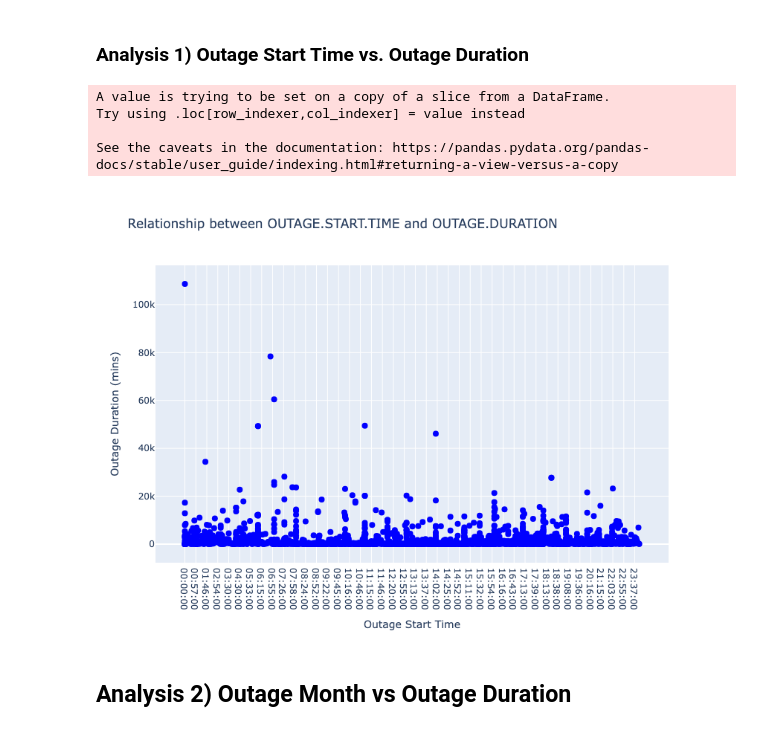
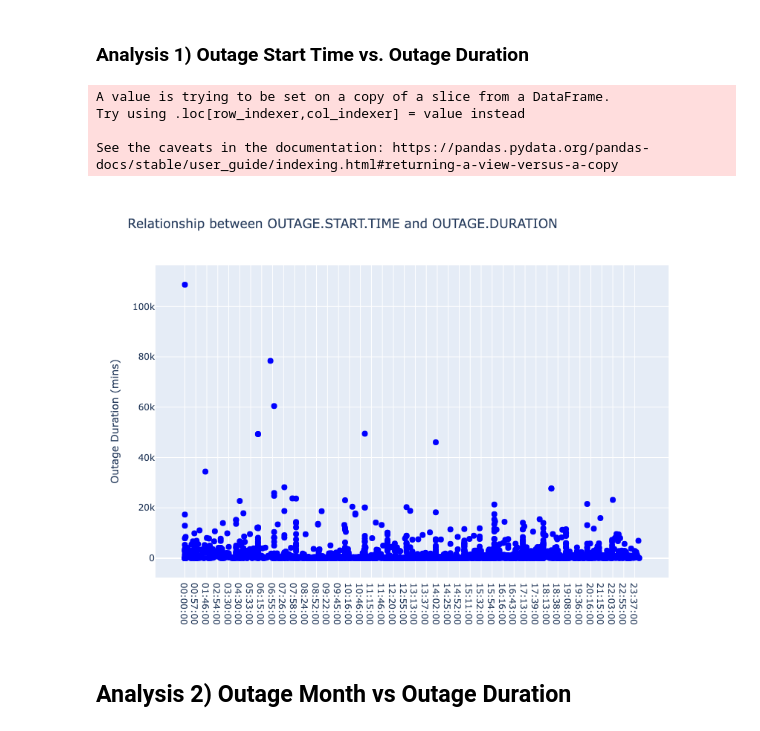
Before and after one commit to djlisbonne/power_outage_analysis, a Jupyter notebook: portfolio.ipynb, the cells around one changed output. Saved outputs shown, nothing was run; the diff lists cells and outputs as text; code cells hidden in the pictures.

```diff
--- a/portfolio.ipynb
+++ b/portfolio.ipynb
@@ -143,37 +131,22 @@ outage_start_time;
 # %%
 df_extracted = df_interest[['OUTAGE.START.TIME', 'OUTAGE.DURATION']]
 df_extracted['OUTAGE.DURATION'] = df_extracted['OUTAGE.DURATION']
 df_sorted = df_extracted.sort_values(by='OUTAGE.START.TIME')
+labels = {
+    'title': 'Relationship between OUTAGE.START.TIME and OUTAGE.DURATION',
+    'xtitle': 'Outage Start Time',
+    'ytitle': 'Outage Duration (mins)'
+}
+f1 = gen_uni_scatter(df_sorted['OUTAGE.START.TIME'], df_sorted['OUTAGE.DURATION'], labels)
 
-fig = go.Figure()
-
-# Add scatter plot to the figure
-fig.add_trace(go.Scatter(
-    x=df_sorted['OUTAGE.START.TIME'],
-    y=df_sorted['OUTAGE.DURATION'],
-    mode='markers',
-    marker=dict(color='blue', size=8),
-    name='Power Outages'
-))
-
-# Add titles and labels
-fig.update_layout(
-    title='Relationship between OUTAGE.START.TIME and OUTAGE.DURATION',
-    xaxis_title='Outage Start Time',
-    yaxis_title='Outage Duration (mins)',
-    template='plotly',
-    height=600,
-    width=800
-)
-
-# Show the interactive plot
-fig.show()
+f1.show()
+fig.write_html('fig1.html', include_plotlyjs='cdn')
 # %% [output]
 A value is trying to be set on a copy of a slice from a DataFrame.
 Try using .loc[row_indexer,col_indexer] = value instead
 
 See the caveats in the documentation: https://pandas.pydata.org/pandas-docs/stable/user_guide/indexing.html#returning-a-view-versus-a-copy
-[figure, old version]
+[figure, new version]
 # %% [markdown]
 ## Analysis 2) Outage Month vs Outage Duration
 # %%
```
Also changed, not shown: parts of 14 cells of this notebook, 6 other files.
